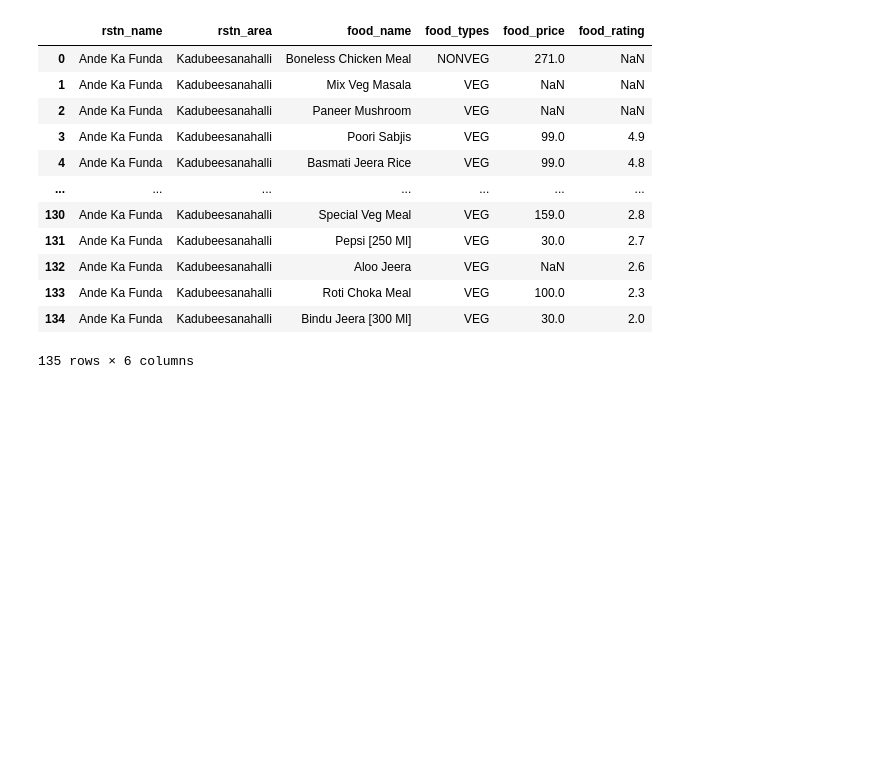
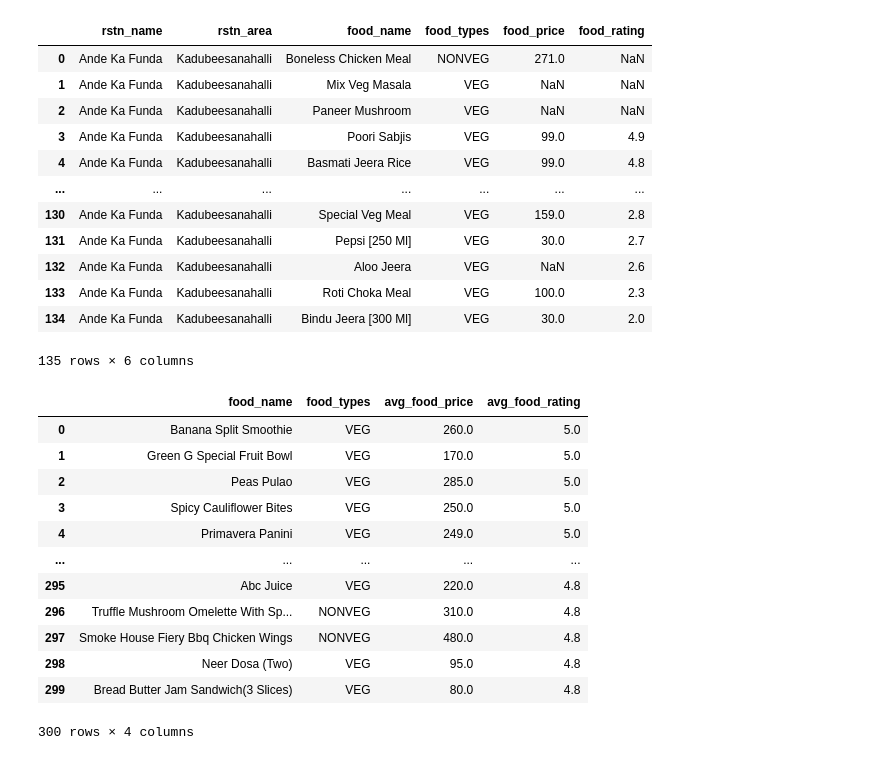
Before and after one commit to vikas-gits-good/Freelance_P-01_Cuisine-Menu-Recommendation-App, a Jupyter notebook: src/RAG/Notebook/test0.ipynb, the cells around one changed output. Drawn from its saved outputs; the diff is of its cells as text; code cells hidden in the pictures; blank space fills up the shorter version.

Commit message:
GRAG- added recommend menu

```diff
--- a/src/RAG/Notebook/test0.ipynb
+++ b/src/RAG/Notebook/test0.ipynb
@@ -622,3 +621,62 @@ data
 | 133 | Ande Ka Funda | Kadubeesanahalli | Roti Choka Meal | VEG | 100.0 | 2.3 |
 | 134 | Ande Ka Funda | Kadubeesanahalli | Bindu Jeera [300 Ml] | VEG | 30.0 | 2.0 |
 135 rows × 6 columns
+# %%
+def recommend_menu(
+    q_params: dict,
+    output: Literal['dict', 'dataframe'] = 'dict',
+)-> Dict[str, Any] | pd.DataFrame:
+    graph_query= """
+    MATCH (:Area {name:$area})-[:HAS_LOCALITY]->(:Locality)-[:HAS_RESTAURANT]->(r:Restaurant)
+    MATCH (r)-[:SERVES_MAIN_CUISINE]->(:MainCuisine {name:$cuisine})
+    MATCH (r)-[link:HAS_MENU]->(m:Menu)
+    WHERE link.rating IS NOT NULL AND link.rating >= $min_menu_rating
+    WITH
+        m.name AS menu_name,
+        m.types AS types,
+        avg(link.price) AS avg_price,
+        avg(link.rating) AS avg_rating
+    RETURN menu_name, types, avg_price, avg_rating
+    ORDER BY avg_rating DESC
+    LIMIT $limit
+    """
+    result = graph.query(graph_query, q_params).result_set
+    full_data = result
+    columns = ['food_name', 'food_types', 'avg_food_price', 'avg_food_rating']
+    full_data = {
+        key: [
+            item[columns.index(key)]
+            for item in result
+        ]
+        for key in columns
+    }
+    return pd.DataFrame(full_data) if output=='dataframe' else full_data
+# %%
+from src.RAG.Config.tool_models import RecommendMenuModels
+
+f_params = RecommendMenuModels.FunctionParams(
+    q_params=RecommendMenuModels.QueryParams(
+        area='Indiranagar',
+        cuisine='Continental',
+        min_menu_rating=4.0,
+        limit=300,
+    ),
+    output='dataframe',
+)
+
+data = recommend_menu(**f_params.model_dump())
+data
+# %% [output]
+|  | food_name | food_types | avg_food_price | avg_food_rating |
+| 0 | Banana Split Smoothie | VEG | 260.0 | 5.0 |
+| 1 | Green G Special Fruit Bowl | VEG | 170.0 | 5.0 |
+| 2 | Peas Pulao | VEG | 285.0 | 5.0 |
+| 3 | Spicy Cauliflower Bites | VEG | 250.0 | 5.0 |
+| 4 | Primavera Panini | VEG | 249.0 | 5.0 |
+| ... | ... | ... | ... | ... |
+| 295 | Abc Juice | VEG | 220.0 | 4.8 |
+| 296 | Truffle Mushroom Omelette With Sp... | NONVEG | 310.0 | 4.8 |
+| 297 | Smoke House Fiery Bbq Chicken Wings | NONVEG | 480.0 | 4.8 |
+| 298 | Neer Dosa (Two) | VEG | 95.0 | 4.8 |
+| 299 | Bread Butter Jam Sandwich(3 Slices) | VEG | 80.0 | 4.8 |
+300 rows × 4 columns
```
Also changed, not shown: parts of 3 cells of this notebook, 1 other file.
